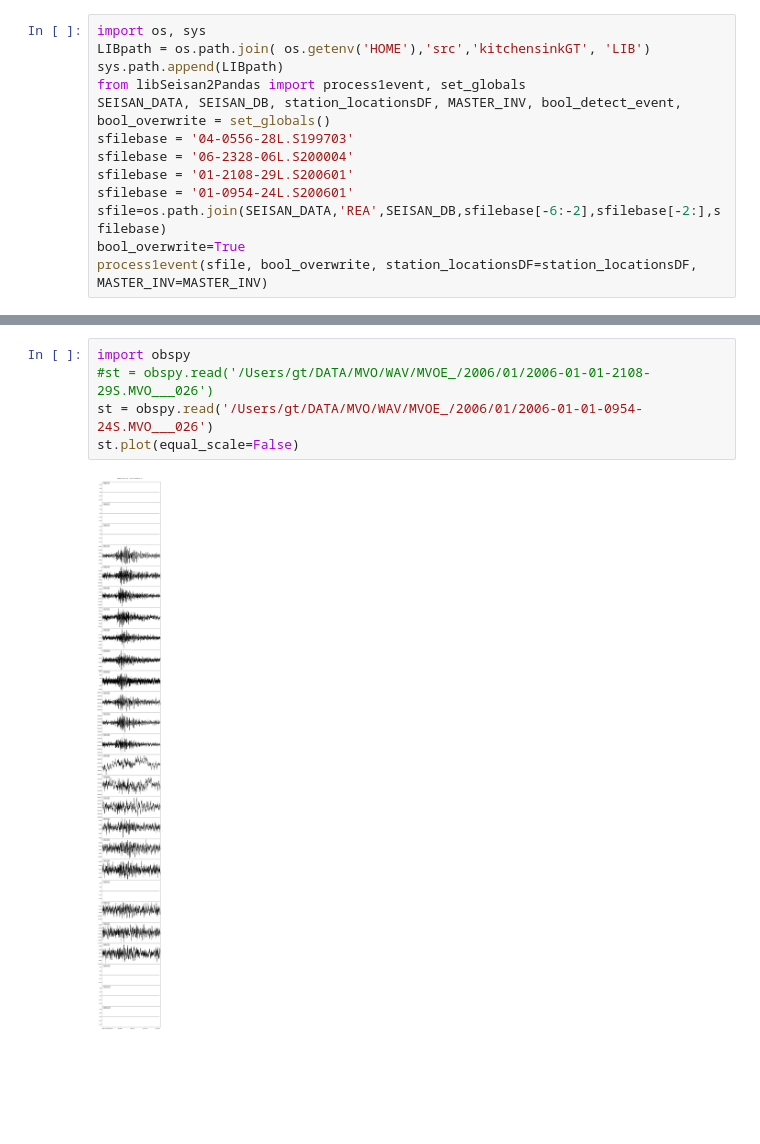
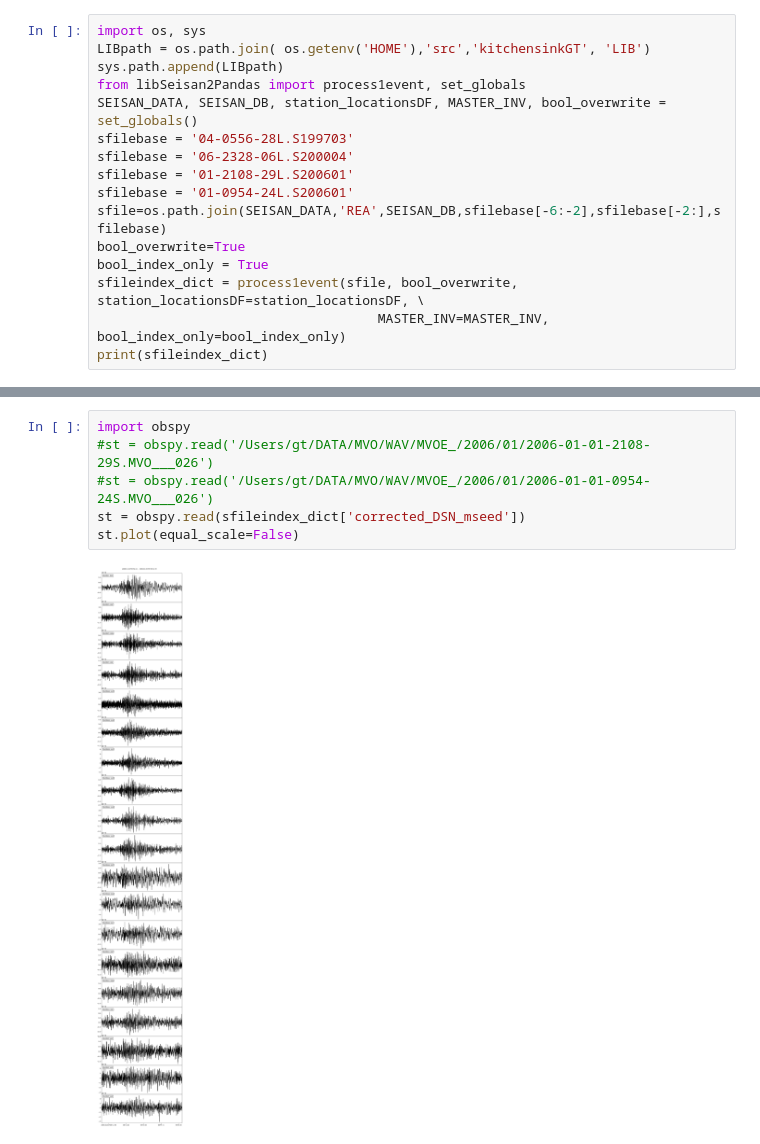
Before and after one commit to gthompson/kitchensinkGT, a Jupyter notebook: PROJECTS/MontserratML/test1event.ipynb, the cells around one changed output, grey strips where cells are left out. Drawn from its saved outputs; the diff is of its cells as text; blank space fills up the shorter version.

```diff
--- a/PROJECTS/MontserratML/test1event.ipynb
+++ b/PROJECTS/MontserratML/test1event.ipynb
@@ -3,13 +3,16 @@ import os, sys
 LIBpath = os.path.join( os.getenv('HOME'),'src','kitchensinkGT', 'LIB')
 sys.path.append(LIBpath)
 from libSeisan2Pandas import process1event, set_globals
-SEISAN_DATA, SEISAN_DB, station_locationsDF, MASTER_INV, bool_detect_event, bool_overwrite = set_globals()
+SEISAN_DATA, SEISAN_DB, station_locationsDF, MASTER_INV, bool_overwrite = set_globals()
 sfilebase = '04-0556-28L.S199703'
 sfilebase = '06-2328-06L.S200004'
 sfilebase = '01-2108-29L.S200601'
 sfilebase = '01-0954-24L.S200601'
 sfile=os.path.join(SEISAN_DATA,'REA',SEISAN_DB,sfilebase[-6:-2],sfilebase[-2:],sfilebase)
 bool_overwrite=True
-process1event(sfile, bool_overwrite, station_locationsDF=station_locationsDF, MASTER_INV=MASTER_INV)
+bool_index_only = True
+sfileindex_dict = process1event(sfile, bool_overwrite, station_locationsDF=station_locationsDF, \
+                                    MASTER_INV=MASTER_INV, bool_index_only=bool_index_only)
+print(sfileindex_dict)
 # %% [output]
 Parsing  /Users/gt/DATA/MVO/REA/MVOE_/2006/01/01-0954-24L.S200601
@@ -41,7 +20,8 @@ Parsing  /Users/gt/DATA/MVO/REA/MVOE_/2006/01/01-0954-24L.S200601
 # %%
 import obspy
 #st = obspy.read('/Users/gt/DATA/MVO/WAV/MVOE_/2006/01/2006-01-01-2108-29S.MVO___026')
-st = obspy.read('/Users/gt/DATA/MVO/WAV/MVOE_/2006/01/2006-01-01-0954-24S.MVO___026')
+#st = obspy.read('/Users/gt/DATA/MVO/WAV/MVOE_/2006/01/2006-01-01-0954-24S.MVO___026')
+st = obspy.read(sfileindex_dict['corrected_DSN_mseed'])
 st.plot(equal_scale=False)
 # %% [output]
-[figure, old version]
+[figure, new version]
```
Also changed, not shown: parts of 2 cells of this notebook, 4 other files.
